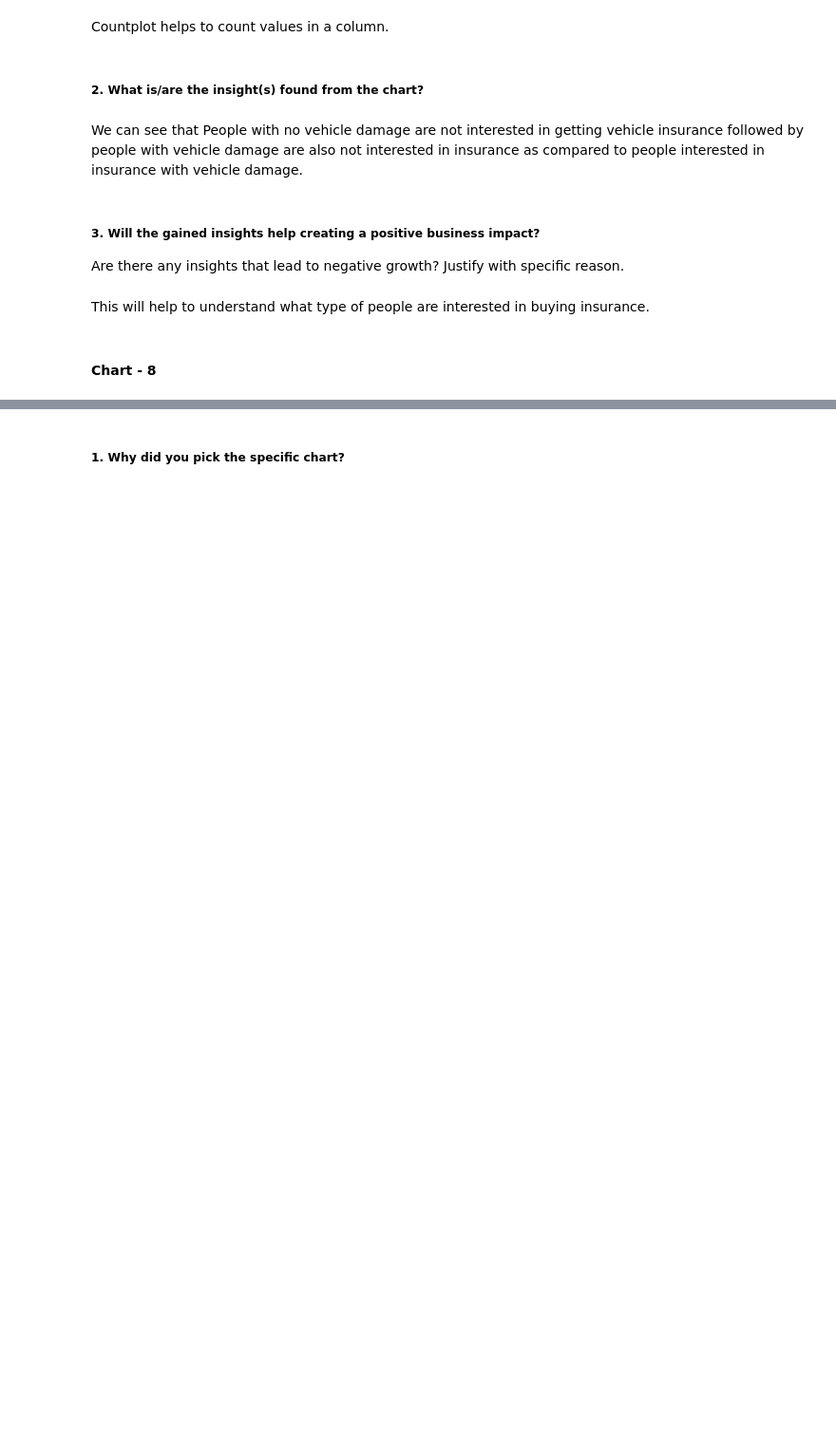
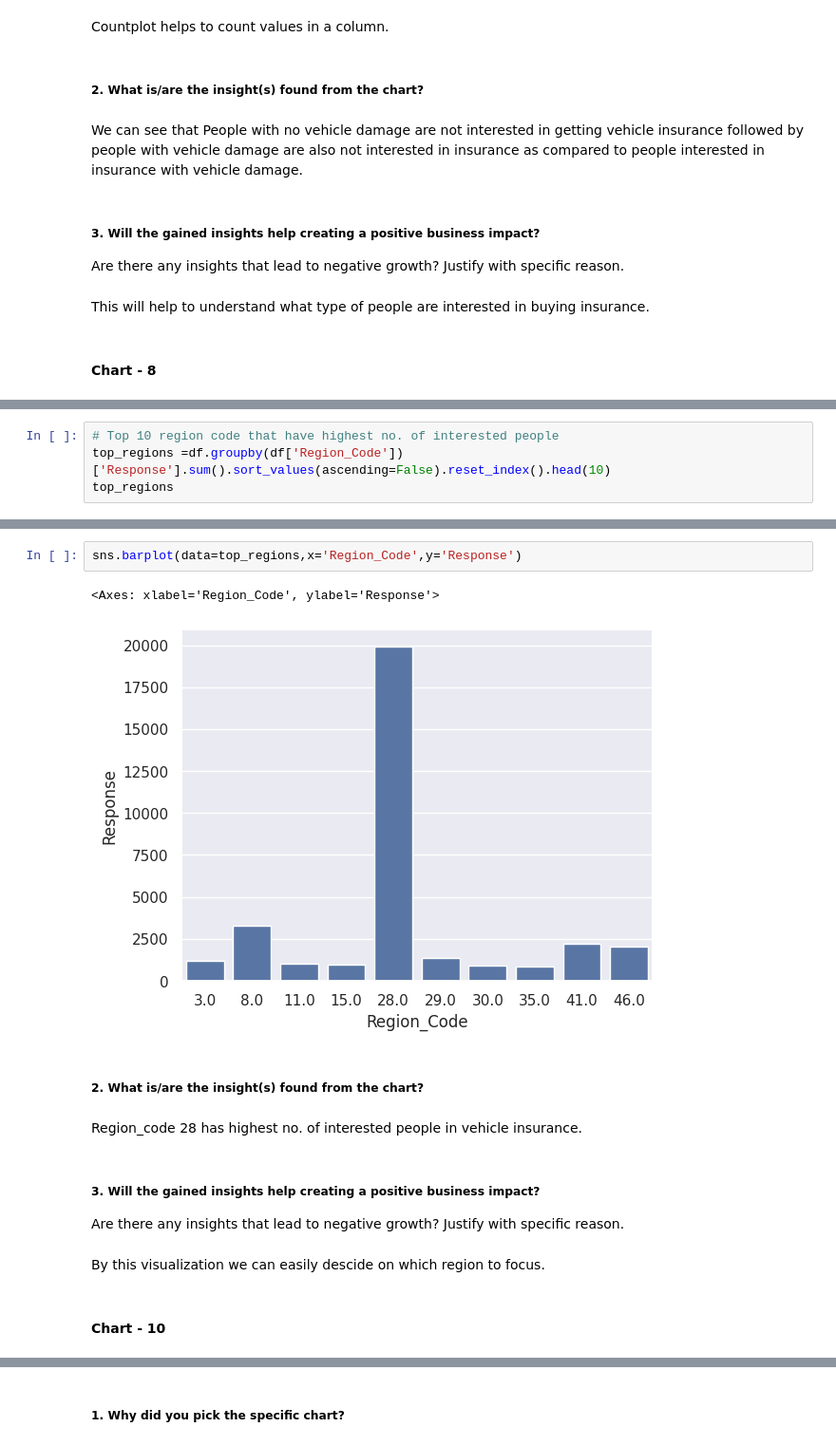
Before and after one commit to adityapatil4141/Health-Insurance-Cross-Sell-Prediction, a Jupyter notebook: Health_Insurance_Cross_Sell_Prediction.ipynb, the cells around one changed output, grey strips where cells are left out. Shown at 95% size. Drawn from its saved outputs; the diff is of its cells as text; blank space fills up the shorter version.

```diff
--- a/Health_Insurance_Cross_Sell_Prediction.ipynb
+++ b/Health_Insurance_Cross_Sell_Prediction.ipynb
@@ -331,0 +517,4 @@ This will help to understand what type of people are interested in buying insura
+# %%
+# Top 10 region code that have highest no. of interested people
+top_regions =df.groupby(df['Region_Code'])['Response'].sum().sort_values(ascending=False).reset_index().head(10)
+top_regions
@@ -331,0 +533,16 @@ This will help to understand what type of people are interested in buying insura
+# %%
+sns.barplot(data=top_regions,x='Region_Code',y='Response')
+# %% [output]
+<Axes: xlabel='Region_Code', ylabel='Response'>
+[figure, added]
+# %% [markdown]
+##### 2. What is/are the insight(s) found from the chart?
+# %% [markdown]
+Region_code 28 has highest no. of interested people in vehicle insurance.
+# %% [markdown]
+##### 3. Will the gained insights help creating a positive business impact?
+Are there any insights that lead to negative growth? Justify with specific reason.
+# %% [markdown]
+By this visualization we can easily descide on which region to focus.
+# %% [markdown]
+#### Chart - 10
```
Also changed, not shown: parts of 204 cells of this notebook.
